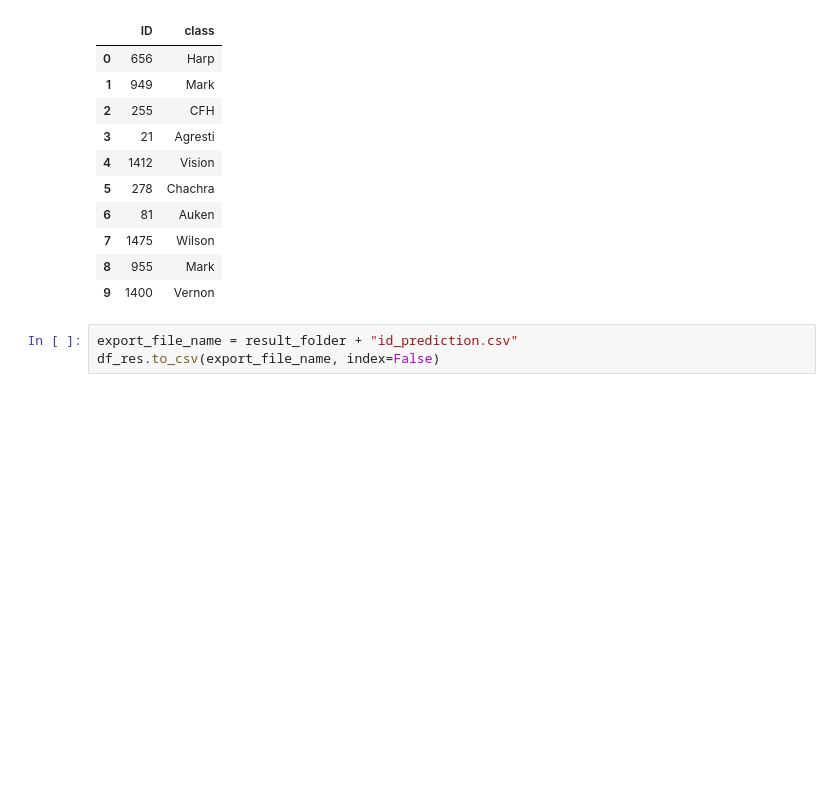
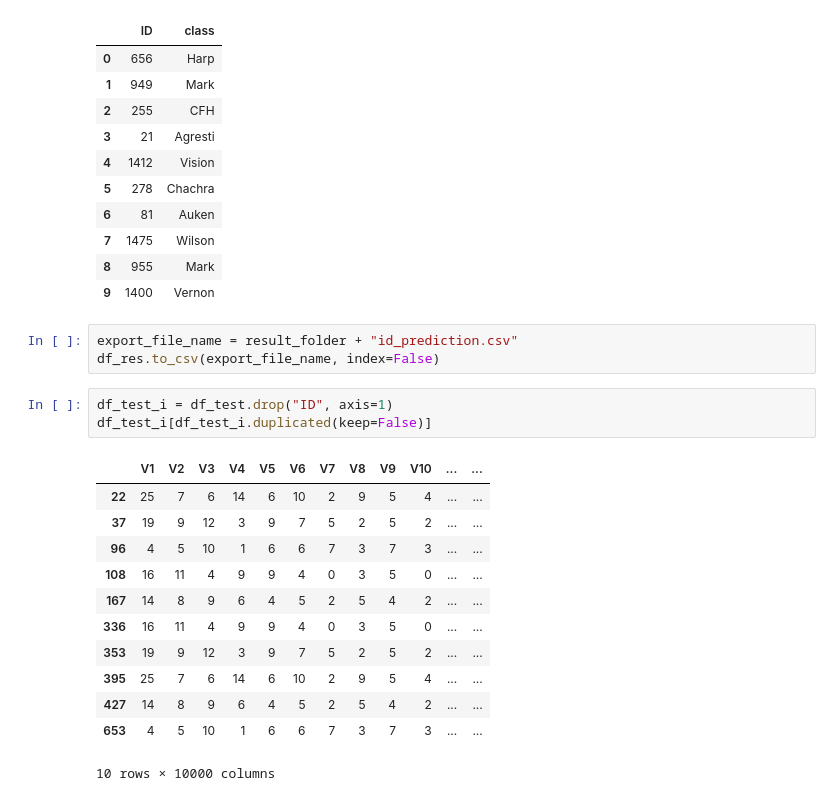
Before and after one commit to freecraver/ML-fun, a Jupyter notebook: amazon/amazon.ipynb, the cells around one changed output. Cells and saved outputs as stored; diff of their text form; blank space fills up the shorter version.

```diff
--- a/amazon/amazon.ipynb
+++ b/amazon/amazon.ipynb
@@ -456,3 +519,19 @@ df_res.head(10)
 # %%
 export_file_name = result_folder + "id_prediction.csv"
 df_res.to_csv(export_file_name, index=False)
+# %%
+df_test_i = df_test.drop("ID", axis=1)
+df_test_i[df_test_i.duplicated(keep=False)]
+# %% [output]
+|  | V1 | V2 | V3 | V4 | V5 | V6 | V7 | V8 | V9 | V10 | ... | ... |
+| 22 | 25 | 7 | 6 | 14 | 6 | 10 | 2 | 9 | 5 | 4 | ... | ... |
+| 37 | 19 | 9 | 12 | 3 | 9 | 7 | 5 | 2 | 5 | 2 | ... | ... |
+| 96 | 4 | 5 | 10 | 1 | 6 | 6 | 7 | 3 | 7 | 3 | ... | ... |
+| 108 | 16 | 11 | 4 | 9 | 9 | 4 | 0 | 3 | 5 | 0 | ... | ... |
+| 167 | 14 | 8 | 9 | 6 | 4 | 5 | 2 | 5 | 4 | 2 | ... | ... |
+| 336 | 16 | 11 | 4 | 9 | 9 | 4 | 0 | 3 | 5 | 0 | ... | ... |
+| 353 | 19 | 9 | 12 | 3 | 9 | 7 | 5 | 2 | 5 | 2 | ... | ... |
+| 395 | 25 | 7 | 6 | 14 | 6 | 10 | 2 | 9 | 5 | 4 | ... | ... |
+| 427 | 14 | 8 | 9 | 6 | 4 | 5 | 2 | 5 | 4 | 2 | ... | ... |
+| 653 | 4 | 5 | 10 | 1 | 6 | 6 | 7 | 3 | 7 | 3 | ... | ... |
+10 rows × 10000 columns
```
Also changed, not shown: parts of 8 cells of this notebook.
